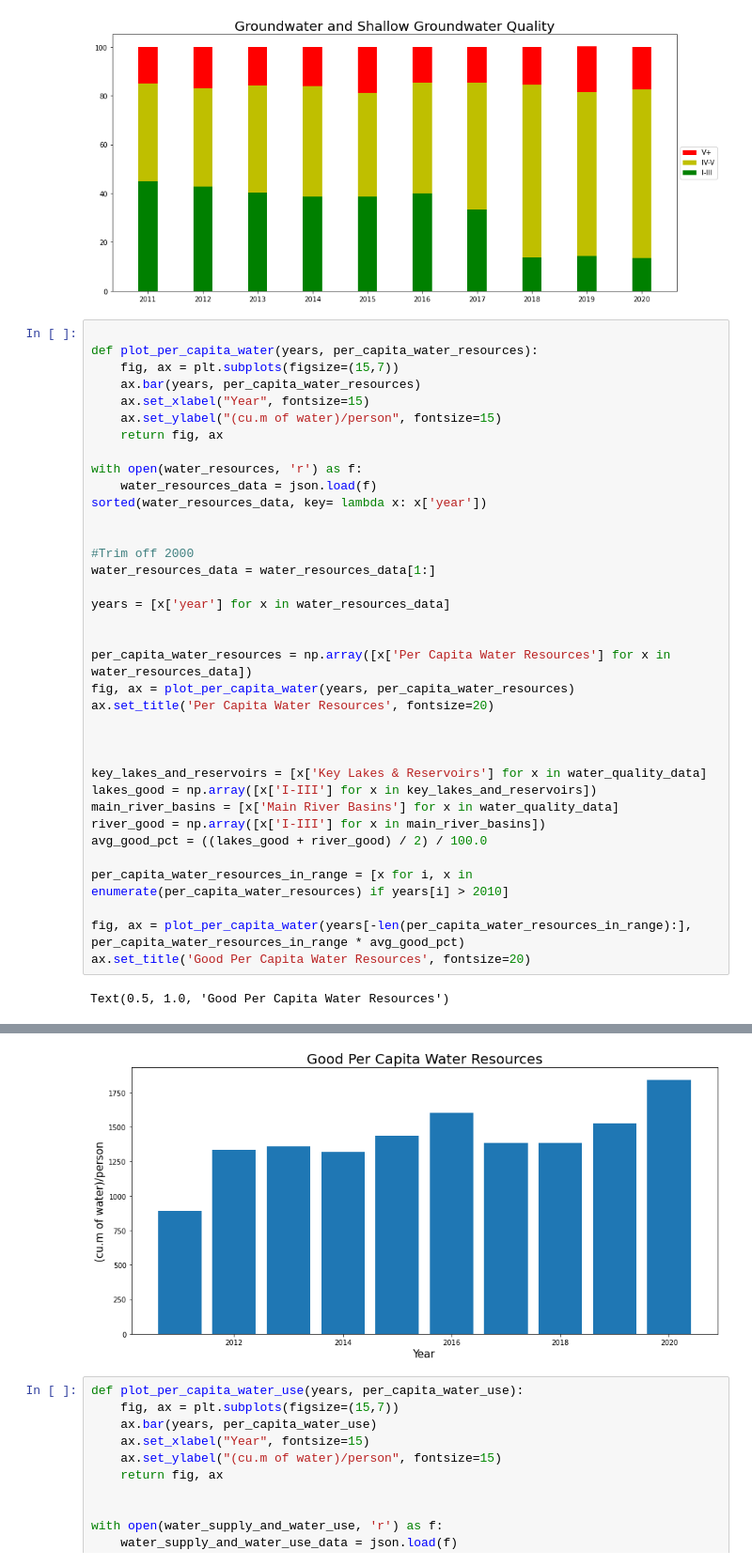
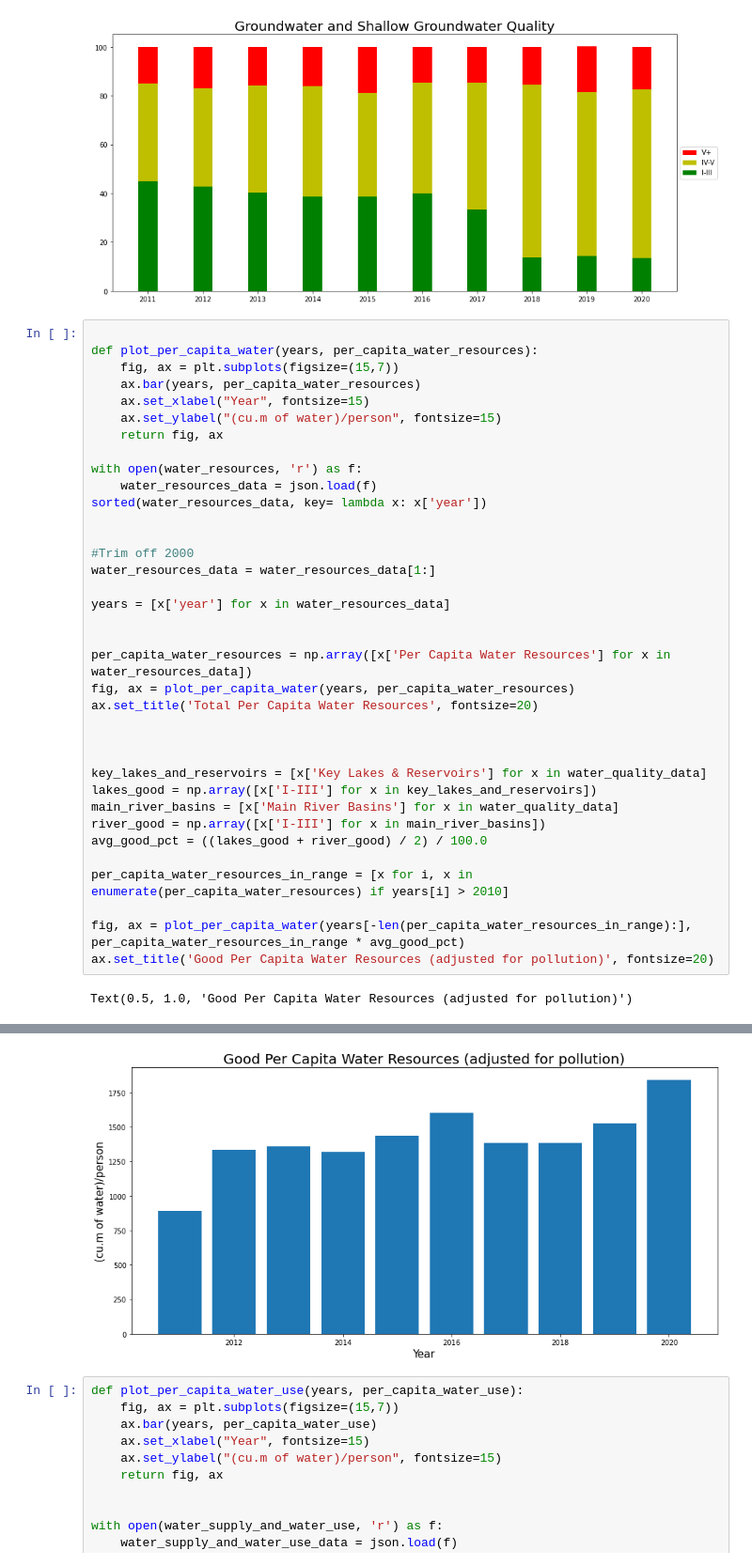
Before and after one commit to nmharmon8/TheAdventuresOfAliceAndBobPosts, a Jupyter notebook: china_water_problem_data/ChinaWaterDataPlots.ipynb, the cells around one changed output, grey strips where cells are left out. Shown: that part at 94% size. Saved outputs shown, nothing was run; the diff lists cells and outputs as text.

```diff
--- a/china_water_problem_data/ChinaWaterDataPlots.ipynb
+++ b/china_water_problem_data/ChinaWaterDataPlots.ipynb
@@ -91,7 +91,7 @@ years = [x['year'] for x in water_resources_data]
 
 per_capita_water_resources = np.array([x['Per Capita Water Resources'] for x in water_resources_data])
 fig, ax = plot_per_capita_water(years, per_capita_water_resources)
-ax.set_title('Per Capita Water Resources', fontsize=20)
+ax.set_title('Total Per Capita Water Resources', fontsize=20)
 
 
 
@@ -104,6 +104,6 @@ avg_good_pct = ((lakes_good + river_good) / 2) / 100.0
 per_capita_water_resources_in_range = [x for i, x in enumerate(per_capita_water_resources) if years[i] > 2010]
 
 fig, ax = plot_per_capita_water(years[-len(per_capita_water_resources_in_range):], per_capita_water_resources_in_range * avg_good_pct)
-ax.set_title('Good Per Capita Water Resources', fontsize=20)
+ax.set_title('Good Per Capita Water Resources (adjusted for pollution)', fontsize=20)
 # %% [output]
-Text(0.5, 1.0, 'Good Per Capita Water Resources')
+Text(0.5, 1.0, 'Good Per Capita Water Resources (adjusted for pollution)')
@@ -111,4 +111,4 @@ Text(0.5, 1.0, 'Good Per Capita Water Resources')
-[figure, old version]
+[figure, new version]
 # %%
 def plot_per_capita_water_use(years, per_capita_water_use):
     fig, ax = plt.subplots(figsize=(15,7))
```
Also changed, not shown: parts of 1 cell of this notebook, 7 other files.
